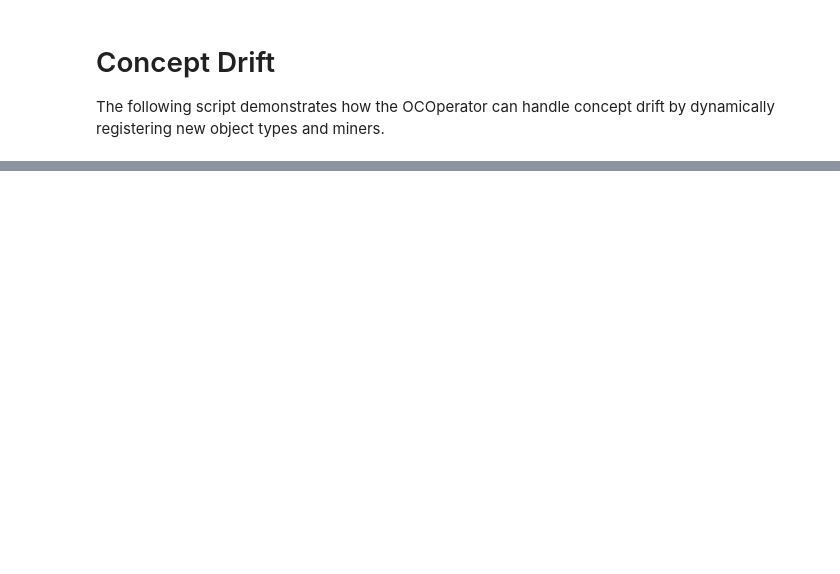
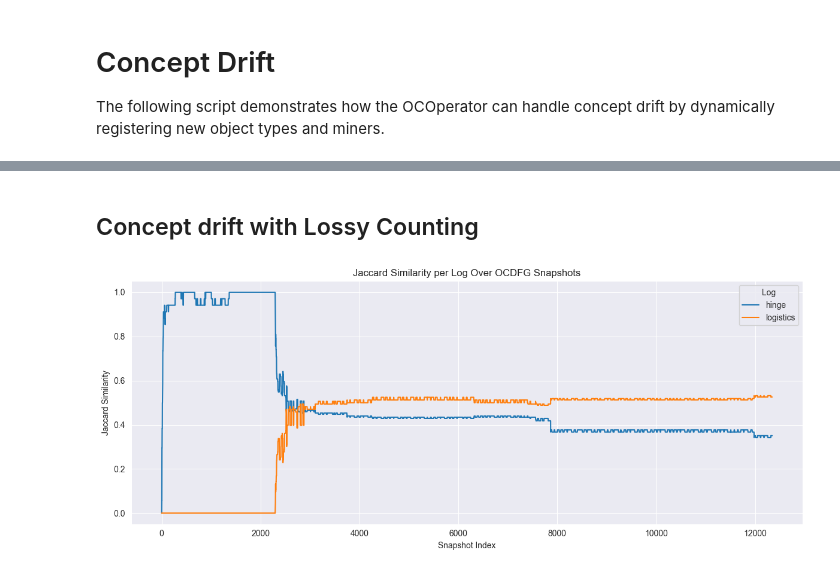
Before and after one commit to beamline/pybeamline, a Jupyter notebook: ipynbs/MVP3Testing/testing_ocdfg.ipynb, the cells around one changed output, grey strips where cells are left out. Saved outputs shown, nothing was run; the diff lists cells and outputs as text; code cells hidden in the pictures; blank space fills up the shorter version.

```diff
--- a/ipynbs/MVP3Testing/testing_ocdfg.ipynb
+++ b/ipynbs/MVP3Testing/testing_ocdfg.ipynb
@@ -370,0 +377,42 @@ plt.show()
+# %% [markdown]
+## Concept drift with Lossy Counting
+# %%
+emitted_ocdfgs = []
+new_source.pipe(
+    oc_operator(strategy_handler=LossyCountingStrategy(max_approx_error=0.02)),
+    oc_merge_operator()
+).subscribe(lambda x: emitted_ocdfgs.append(x["ocdfg"]))
+
+# Conform to set-based ocdfg
+emitted_ocdfgs_edge_set = [ conform_emit_ocdfg(ocdfg) for ocdfg in emitted_ocdfgs]
+
+jacc_similarities = []
+for i, ocdfg_edge_set in enumerate(emitted_ocdfgs_edge_set, start=1):
+    similarity_hinge = jaccard_similarity(ocdfg_edge_set, ocdfg_edges_p2p_pm4py)
+    similarity_logistics = jaccard_similarity(ocdfg_edge_set, ocdfg_edges_pm4py)
+    jacc_similarities.append({
+        "snapshot": len(jacc_similarities) + 1,
+        "hinge": similarity_hinge,
+        "logistics": similarity_logistics
+    })
+
+
+df_long = pd.DataFrame([
+    {"Snapshot": sim["snapshot"], "Log": "hinge", "Jaccard Similarity": sim["hinge"]}
+    for sim in jacc_similarities
+] + [
+    {"Snapshot": sim["snapshot"], "Log": "logistics", "Jaccard Similarity": sim["logistics"]}
+    for sim in jacc_similarities
+])
+
+
+plt.figure(figsize=(12, 5))
+sns.lineplot(data=df_long, x="Snapshot", y="Jaccard Similarity", hue="Log")
+plt.title("Jaccard Similarity per Log Over OCDFG Snapshots")
+plt.xlabel("Snapshot Index")
+plt.ylabel("Jaccard Similarity")
+plt.grid(True)
+plt.tight_layout()
+plt.show()
+# %% [output]
+[figure, added]
```
Also changed, not shown: parts of 6 cells of this notebook, 9 other files.
